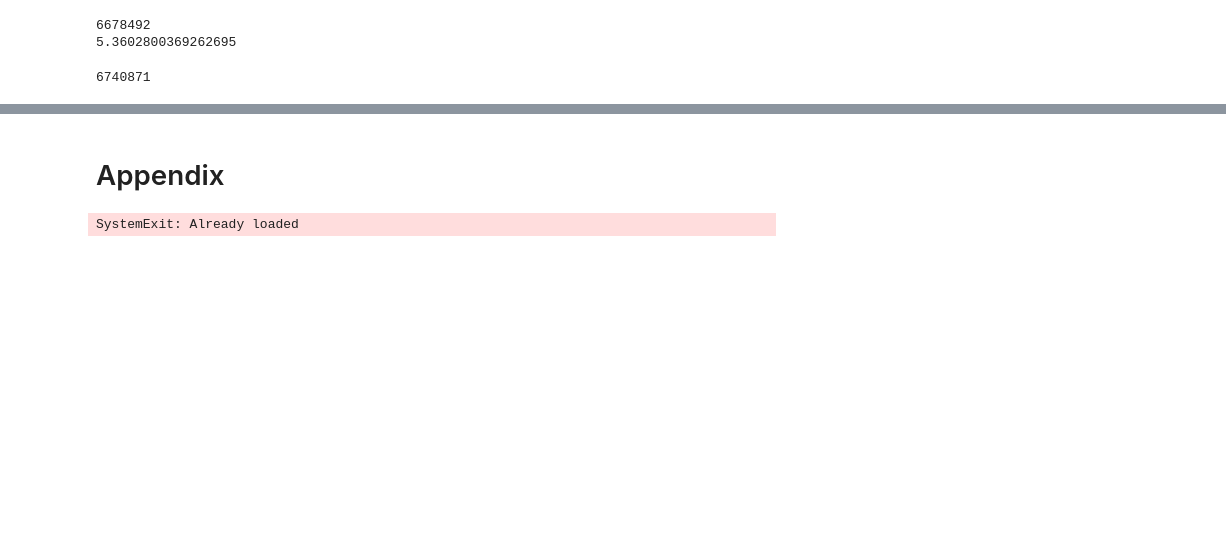
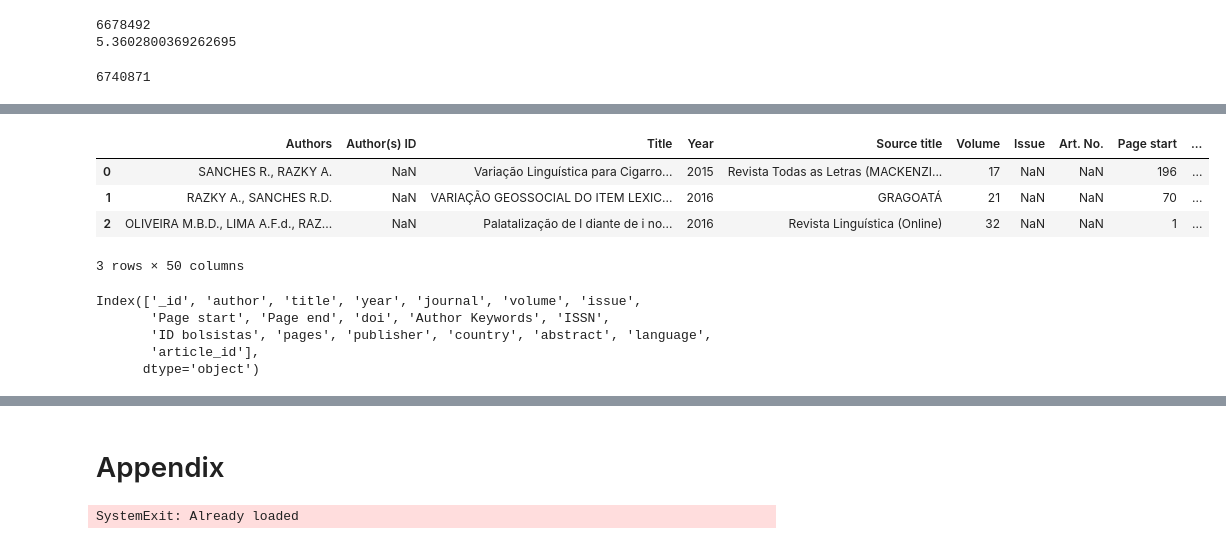
Before and after one commit to restrepo/colav, a Jupyter notebook: brasil.ipynb, the cells around one changed output, grey strips where cells are left out. Drawn from its saved outputs; the diff is of its cells as text; code cells hidden in the pictures; blank space fills up the shorter version.

```diff
--- a/brasil.ipynb
+++ b/brasil.ipynb
@@ -243,0 +291,8 @@ n
+# %%
+br[:3]
+# %% [output]
+|  | Authors | Author(s) ID | Title | Year | Source title | Volume | Issue | Art. No. | Page start | ... |
+| 0 | SANCHES R., RAZKY A. | NaN | Variação Linguística para Cigarro... | 2015 | Revista Todas as Letras (MACKENZI... | 17 | NaN | NaN | 196 | ... |
+| 1 | RAZKY A., SANCHES R.D. | NaN | VARIAÇÃO GEOSSOCIAL DO ITEM LEXIC... | 2016 | GRAGOATÁ | 21 | NaN | NaN | 70 | ... |
+| 2 | OLIVEIRA M.B.D., LIMA A.F.d., RAZ... | NaN | Palatalização de l diante de i no... | 2016 | Revista Linguística (Online) | 32 | NaN | NaN | 1 | ... |
+3 rows × 50 columns
@@ -243,0 +301,8 @@ n
+# %%
+dt.columns
+# %% [output]
+Index(['_id', 'author', 'title', 'year', 'journal', 'volume', 'issue',
+       'Page start', 'Page end', 'doi', 'Author Keywords', 'ISSN',
+       'ID bolsistas', 'pages', 'publisher', 'country', 'abstract', 'language',
+       'article_id'],
+      dtype='object')
```
Also changed, not shown: parts of 35 cells of this notebook, 1 other file.
